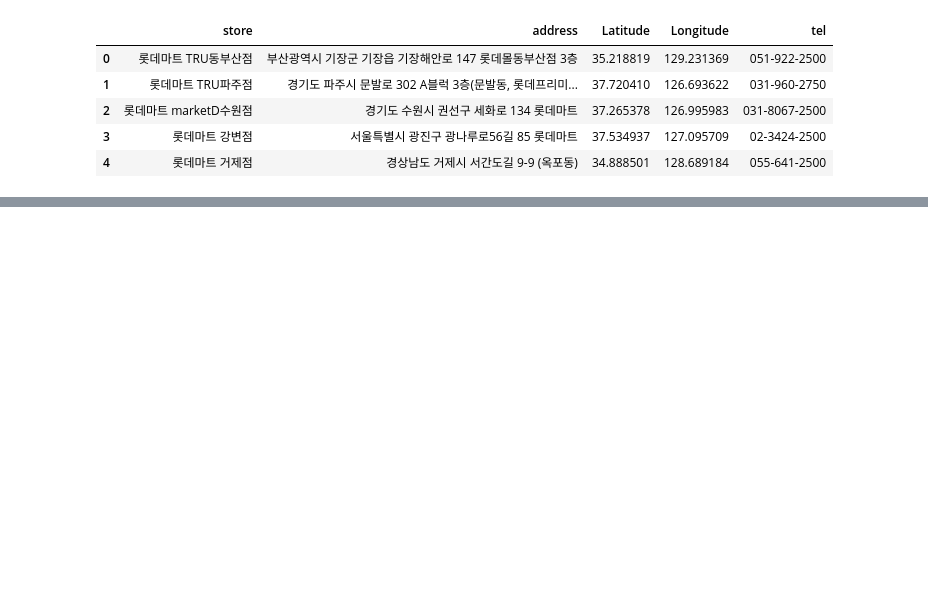
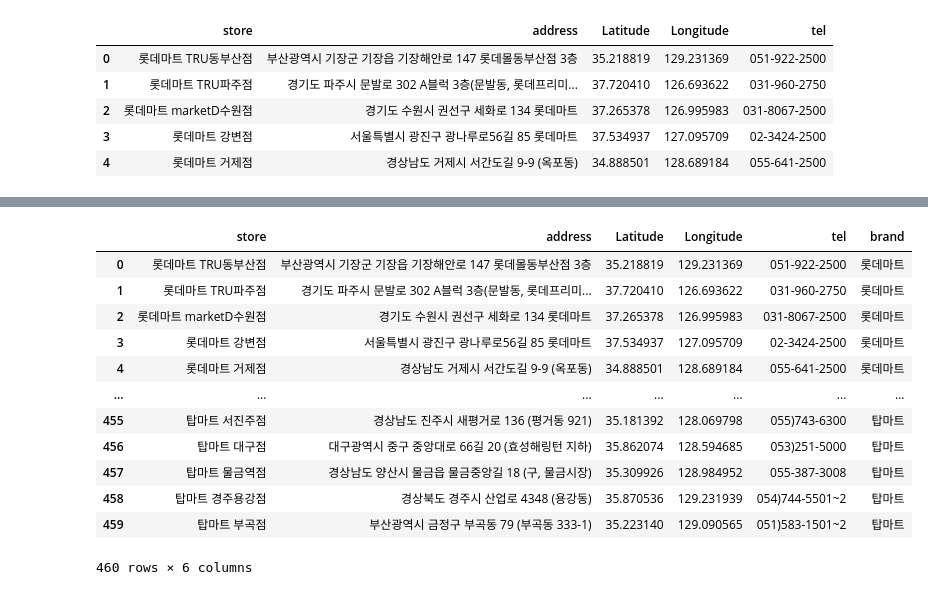
Before and after one commit to sohee0/4Mart, a Jupyter notebook: total/data병합.ipynb, the cells around one changed output, grey strips where cells are left out. Saved outputs shown, nothing was run; the diff lists cells and outputs as text; code cells hidden in the pictures; blank space fills up the shorter version.

```diff
--- a/total/data병합.ipynb
+++ b/total/data병합.ipynb
@@ -52,0 +64,16 @@ map
+# %%
+mart_df
+# %% [output]
+|  | store | address | Latitude | Longitude | tel | brand |
+| 0 | 롯데마트 TRU동부산점 | 부산광역시 기장군 기장읍 기장해안로 147 롯데몰동부산점 3층 | 35.218819 | 129.231369 | 051-922-2500 | 롯데마트 |
+| 1 | 롯데마트 TRU파주점 | 경기도 파주시 문발로 302 A블럭 3층(문발동, 롯데프리미... | 37.720410 | 126.693622 | 031-960-2750 | 롯데마트 |
+| 2 | 롯데마트 marketD수원점 | 경기도 수원시 권선구 세화로 134 롯데마트 | 37.265378 | 126.995983 | 031-8067-2500 | 롯데마트 |
+| 3 | 롯데마트 강변점 | 서울특별시 광진구 광나루로56길 85 롯데마트 | 37.534937 | 127.095709 | 02-3424-2500 | 롯데마트 |
+| 4 | 롯데마트 거제점 | 경상남도 거제시 서간도길 9-9 (옥포동) | 34.888501 | 128.689184 | 055-641-2500 | 롯데마트 |
+| ... | ... | ... | ... | ... | ... | ... |
+| 455 | 탑마트 서진주점 | 경상남도 진주시 새평거로 136 (평거동 921) | 35.181392 | 128.069798 | 055)743-6300 | 탑마트 |
+| 456 | 탑마트 대구점 | 대구광역시 중구 중앙대로 66길 20 (효성해링턴 지하) | 35.862074 | 128.594685 | 053)251-5000 | 탑마트 |
+| 457 | 탑마트 물금역점 | 경상남도 양산시 물금읍 물금중앙길 18 (구, 물금시장) | 35.309926 | 128.984952 | 055-387-3008 | 탑마트 |
+| 458 | 탑마트 경주용강점 | 경상북도 경주시 산업로 4348 (용강동) | 35.870536 | 129.231939 | 054)744-5501~2 | 탑마트 |
+| 459 | 탑마트 부곡점 | 부산광역시 금정구 부곡동 79 (부곡동 333-1) | 35.223140 | 129.090565 | 051)583-1501~2 | 탑마트 |
+460 rows × 6 columns
```
Also changed, not shown: parts of 6 cells of this notebook, 1 other file.
